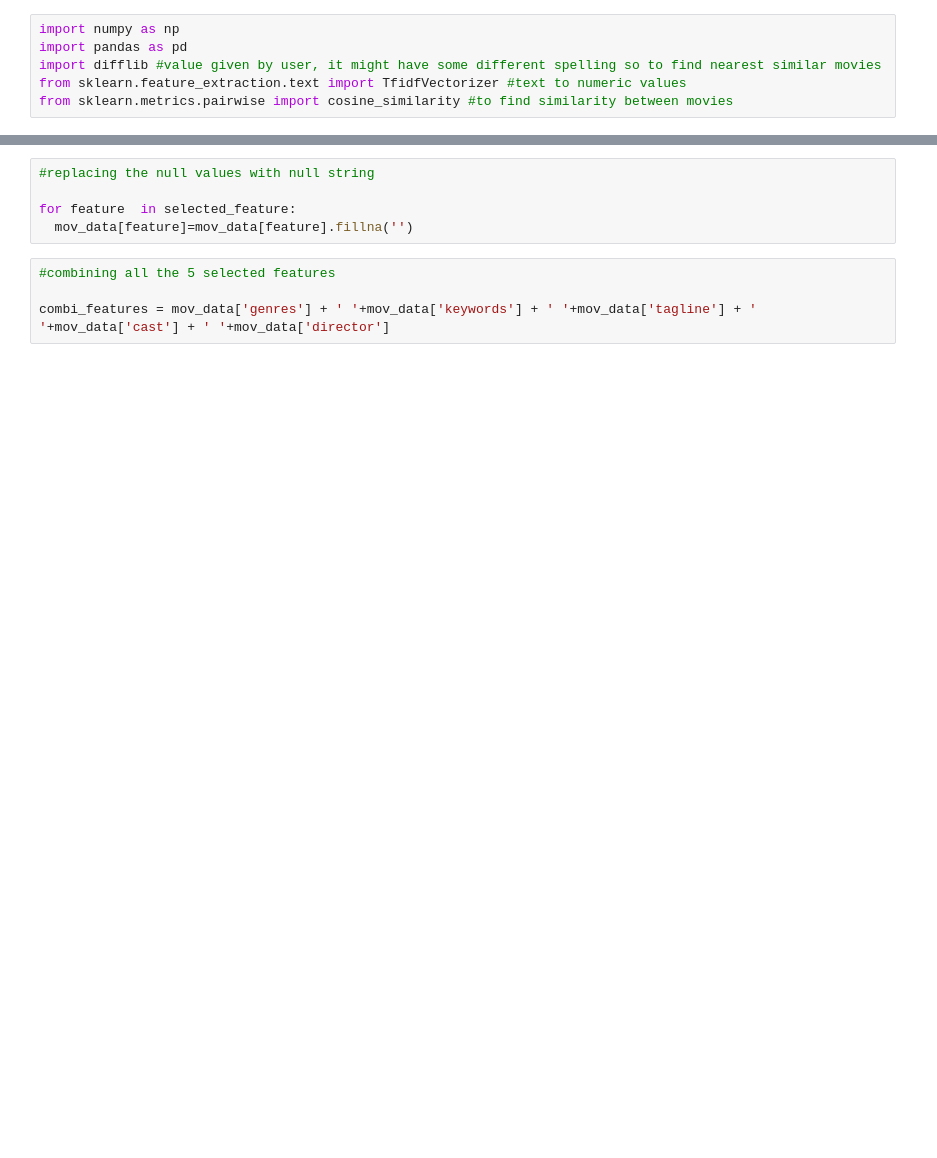
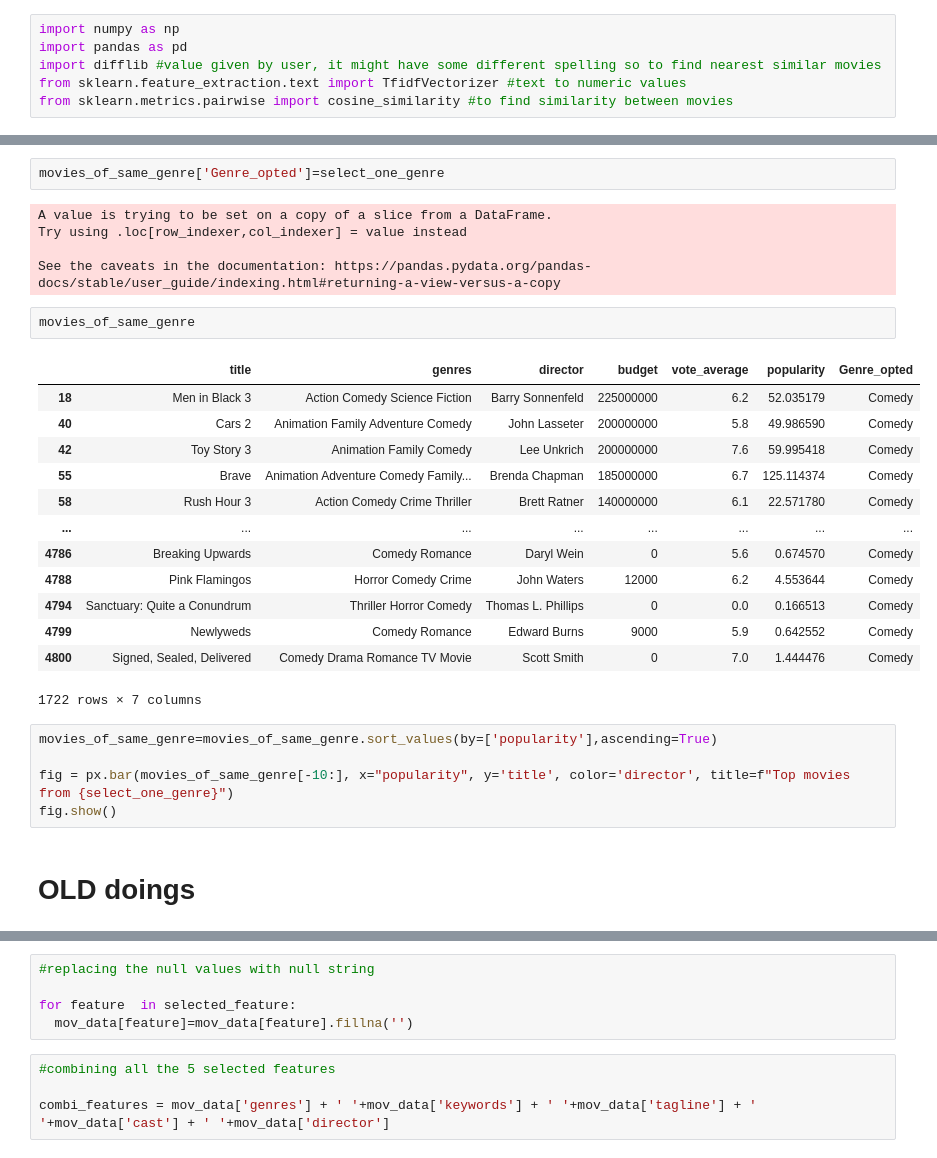
Before and after one commit to vilasrhegde/MovieRecommendation, a Jupyter notebook: MovRecommend.ipynb, the cells around one changed output, grey strips where cells are left out. Saved outputs shown, nothing was run; the diff lists cells and outputs as text; blank space fills up the shorter version.

```diff
--- a/MovRecommend.ipynb
+++ b/MovRecommend.ipynb
@@ -20,3 +254,33 @@ mov_data.shape
+# %%
+movies_of_same_genre['Genre_opted']=select_one_genre
+# %% [output]
+A value is trying to be set on a copy of a slice from a DataFrame.
+Try using .loc[row_indexer,col_indexer] = value instead
+
+See the caveats in the documentation: https://pandas.pydata.org/pandas-docs/stable/user_guide/indexing.html#returning-a-view-versus-a-copy
+# %%
+movies_of_same_genre
+# %% [output]
+|  | title | genres | director | budget | vote_average | popularity | Genre_opted |
+| 18 | Men in Black 3 | Action Comedy Science Fiction | Barry Sonnenfeld | 225000000 | 6.2 | 52.035179 | Comedy |
+| 40 | Cars 2 | Animation Family Adventure Comedy | John Lasseter | 200000000 | 5.8 | 49.986590 | Comedy |
+| 42 | Toy Story 3 | Animation Family Comedy | Lee Unkrich | 200000000 | 7.6 | 59.995418 | Comedy |
+| 55 | Brave | Animation Adventure Comedy Family... | Brenda Chapman | 185000000 | 6.7 | 125.114374 | Comedy |
+| 58 | Rush Hour 3 | Action Comedy Crime Thriller | Brett Ratner | 140000000 | 6.1 | 22.571780 | Comedy |
+| ... | ... | ... | ... | ... | ... | ... | ... |
+| 4786 | Breaking Upwards | Comedy Romance | Daryl Wein | 0 | 5.6 | 0.674570 | Comedy |
+| 4788 | Pink Flamingos | Horror Comedy Crime | John Waters | 12000 | 6.2 | 4.553644 | Comedy |
+| 4794 | Sanctuary: Quite a Conundrum | Thriller Horror Comedy | Thomas L. Phillips | 0 | 0.0 | 0.166513 | Comedy |
+| 4799 | Newlyweds | Comedy Romance | Edward Burns | 9000 | 5.9 | 0.642552 | Comedy |
+| 4800 | Signed, Sealed, Delivered | Comedy Drama Romance TV Movie | Scott Smith | 0 | 7.0 | 1.444476 | Comedy |
+1722 rows × 7 columns
+# %%
+movies_of_same_genre=movies_of_same_genre.sort_values(by=['popularity'],ascending=True)
+
+fig = px.bar(movies_of_same_genre[-10:], x="popularity", y='title', color='director', title=f"Top movies from {select_one_genre}")
+fig.show()
+# %% [markdown]
+# OLD doings
 # %%
 selected_feature = ['genres','keywords','tagline','cast','director']
 print(selected_feature)
```
Also changed, not shown: parts of 51 cells of this notebook, 4 other files.
